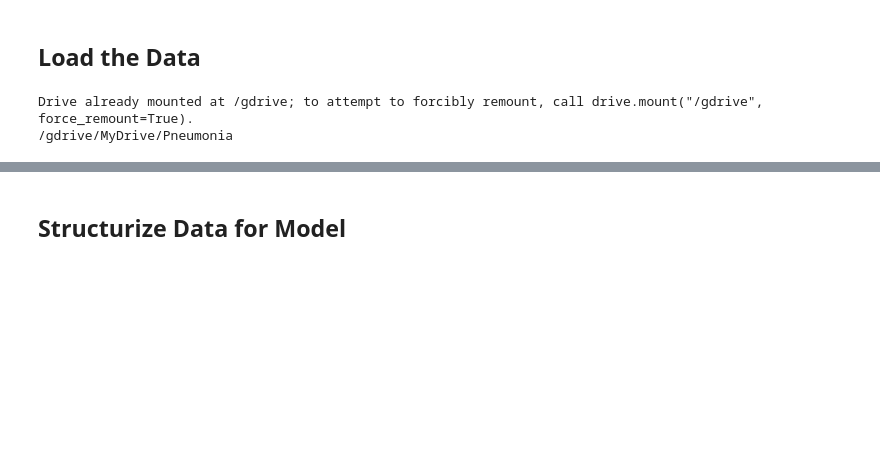
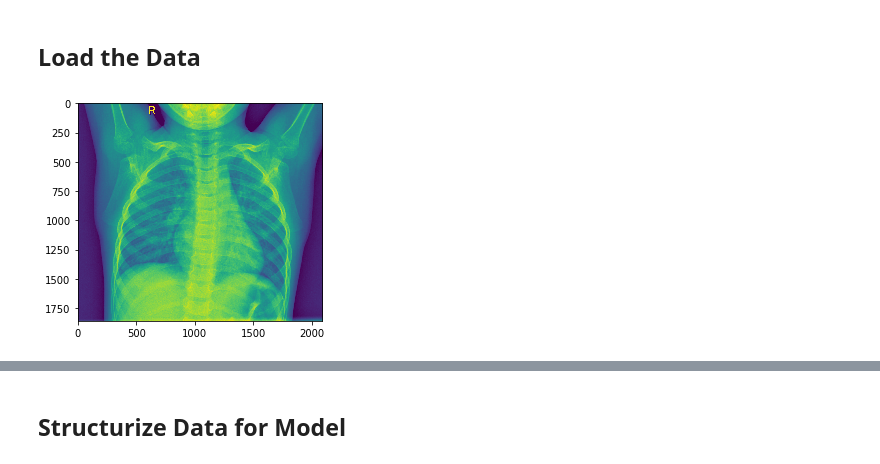
Before and after one commit to adnankarol/PneumoniaAIClassifier, a Jupyter notebook: Training_Notebook.ipynb, the cells around one changed output, grey strips where cells are left out. Saved outputs shown, nothing was run; the diff lists cells and outputs as text; code cells hidden in the pictures; blank space fills up the shorter version.

```diff
--- a/Training_Notebook.ipynb
+++ b/Training_Notebook.ipynb
@@ -28,9 +24,10 @@ from keras.callbacks import EarlyStopping
 # %% [markdown]
 ## Load the Data
-# %%
-from google.colab import drive
-drive.mount('/gdrive')
-%cd /gdrive/MyDrive/Pneumonia/
-# %% [output]
-Drive already mounted at /gdrive; to attempt to forcibly remount, call drive.mount("/gdrive", force_remount=True).
-/gdrive/MyDrive/Pneumonia
+# %%
+## Loading A sample Normal Image
+filename = "Data/Train/NORMAL/IM-0115-0001.jpeg"
+image = imread(filename)
+pyplot.imshow(image)
+pyplot.show()
+# %% [output]
+[figure, added]
```
Also changed, not shown: parts of 10 cells of this notebook, 2 other files.
